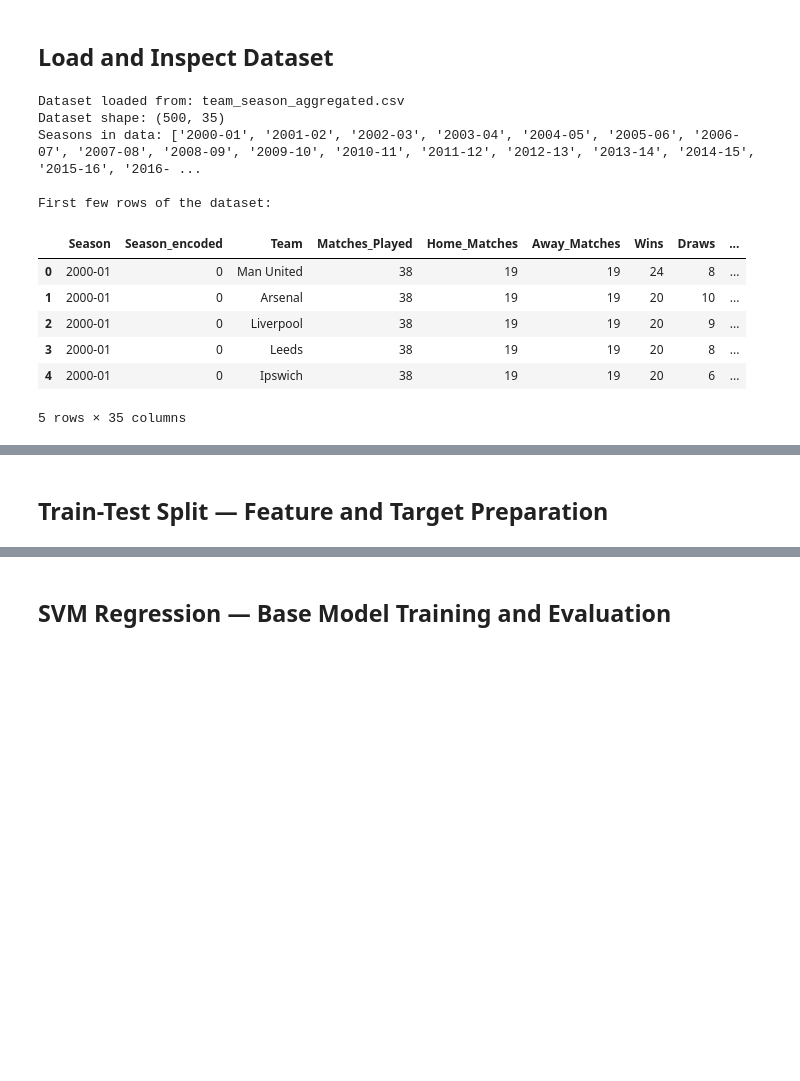
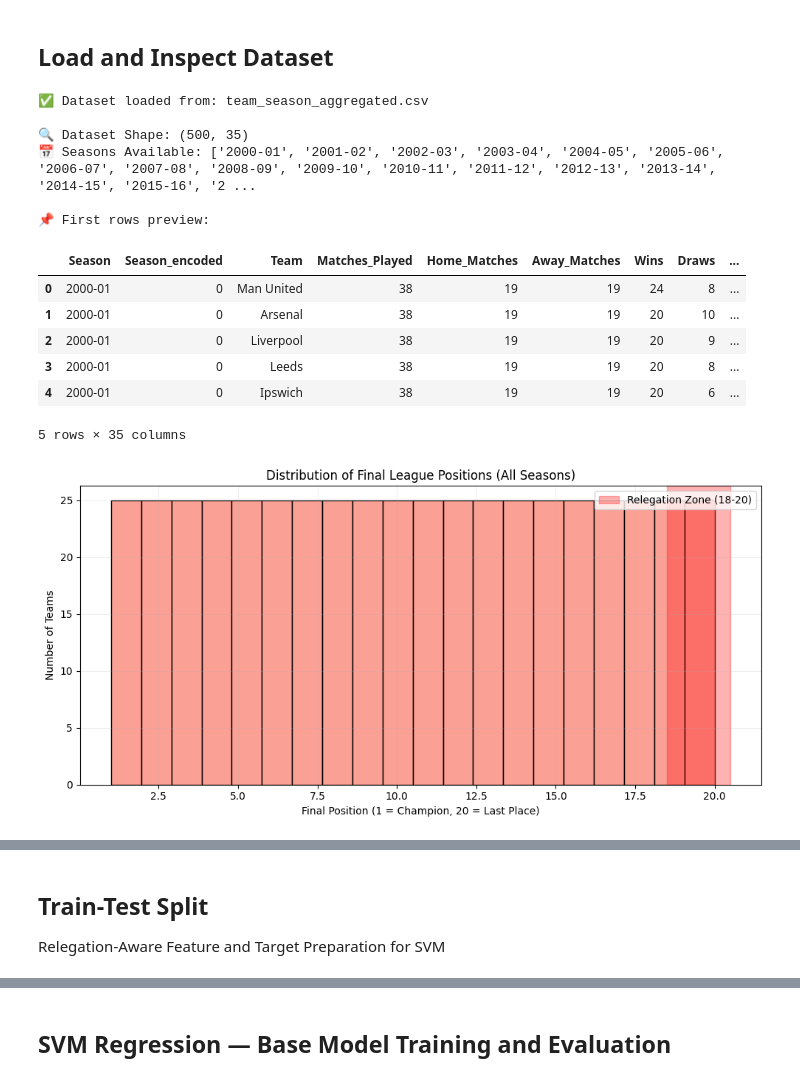
Before and after one commit to AtfastrSlushyMaker/pl-standings-prediction-project, a Jupyter notebook: notebooks/algorithms/SVM/svm_model.ipynb, the cells around one changed output, grey strips where cells are left out. Drawn from its saved outputs; the diff is of its cells as text; code cells hidden in the pictures; blank space fills up the shorter version.

```diff
--- a/notebooks/algorithms/SVM/svm_model.ipynb
+++ b/notebooks/algorithms/SVM/svm_model.ipynb
@@ -12,59 +12,64 @@ from IPython.display import display
 # %% [markdown]
 ## Load and Inspect Dataset
 # %%
-# Attempt to load data from multiple possible locations
-possible_paths = [
+from pathlib import Path
+import pandas as pd
+import matplotlib.pyplot as plt
+import seaborn as sns
+
+# ✅ Try to load the dataset from multiple fallback locations
+dataset_paths = [
     Path('team_season_aggregated.csv'),
     Path('/content/team_season_aggregated.csv'),
     Path('/mnt/data/team_season_aggregated.csv'),
     Path('data/team_season_aggregated.csv')
 ]
-for path in possible_paths:
+
+for path in dataset_paths:
     try:
-        df_agg = pd.read_csv(path)  # 💡 assign directly to df_agg instead of data
-        print(f"Dataset loaded from: {path}")
+        df_agg = pd.read_csv(path)
+        print(f"✅ Dataset loaded from: {path}")
         break
     except FileNotFoundError:
         continue
 else:
-    raise FileNotFoundError("team_season_aggregated.csv not found in specified paths.")
+    raise FileNotFoundError("❌ team_season_aggregated.csv not found in any predefined paths.")
 
-# Show basic information
-print(f"Dataset shape: {df_agg.shape}")
-if 'Season' in df_agg.columns:
-    seasons = sorted(df_agg['Season'].unique())
-    print(f"Seasons in data: {seasons}")
-else:
-    print("No 'Season' column found in data.")
-print("\nFirst few rows of the dataset:")
+# 🕵️‍♂️ Inspect dataset dimensions and basic metadata
+print(f"\n🔍 Dataset Shape: {df_agg.shape}")
+print(f"📅 Seasons Available: {sorted(df_agg['Season'].unique()) if 'Season' in df_agg.columns else 'Not available'}")
+print("\n📌 First rows preview:")
 display(df_agg.head())
 
-# Distribution of the target variable FTR
-if 'FTR' in df_agg.columns:
-    result_counts = df_agg['FTR'].value_counts()
-    print("\nFull Time Result value counts:")
-    print(result_counts.to_string())
-
-    # Plot the distribution of FTR
-    plt.figure(figsize=(6,4))
-    sns.countplot(x='FTR', data=df_agg, order=result_counts.index)
-    plt.title("Distribution of Full Time Result (FTR)")
-    plt.xlabel("Full Time Result")
-    plt.ylabel("Match Count")
+# 📉 Visualize distribution of Final Position for Relegation Risk
+if 'Final_Position' in df_agg.columns:
+    plt.figure(figsize=(10, 5))
+    sns.histplot(df_agg['Final_Position'], bins=20, kde=False, color='salmon')
+    plt.axvspan(18.5, 20.5, color='red', alpha=0.3, label='Relegation Zone (18-20)')
+    plt.title("Distribution of Final League Positions (All Seasons)")
+    plt.xlabel("Final Position (1 = Champion, 20 = Last Place)")
+    plt.ylabel("Number of Teams")
+    plt.legend()
+    plt.grid(alpha=0.2)
     plt.tight_layout()
     plt.show()
+
+    relegation_rate = (df_agg['Final_Position'] >= 18).mean() * 100
+    print(f"\n📉 Relegation Rate Across Dataset: {relegation_rate:.2f}% of teams finished in bottom 3")
 else:
-    print("No 'FTR' column found in data.")
+    print("⚠️ 'Final_Position' column not found in dataset.")
 # %% [output]
-Dataset loaded from: team_season_aggregated.csv
-Dataset shape: (500, 35)
-Seasons in data: ['2000-01', '2001-02', '2002-03', '2003-04', '2004-05', '2005-06', '2006-07', '2007-08', '2008-09', '2009-10', '2010-11', '2011-12', '2012-13', '2013-14', '2014-15', '2015-16', '2016- ...
+✅ Dataset loaded from: team_season_aggregated.csv
 
-First few rows of the dataset:
+🔍 Dataset Shape: (500, 35)
+📅 Seasons Available: ['2000-01', '2001-02', '2002-03', '2003-04', '2004-05', '2005-06', '2006-07', '2007-08', '2008-09', '2009-10', '2010-11', '2011-12', '2012-13', '2013-14', '2014-15', '2015-16', '2 ...
+
+📌 First rows preview:
 |  | Season | Season_encoded | Team | Matches_Played | Home_Matches | Away_Matches | Wins | Draws | ... |
 | 0 | 2000-01 | 0 | Man United | 38 | 19 | 19 | 24 | 8 | ... |
 | 1 | 2000-01 | 0 | Arsenal | 38 | 19 | 19 | 20 | 10 | ... |
 | 2 | 2000-01 | 0 | Liverpool | 38 | 19 | 19 | 20 | 9 | ... |
 | 3 | 2000-01 | 0 | Leeds | 38 | 19 | 19 | 20 | 8 | ... |
 | 4 | 2000-01 | 0 | Ipswich | 38 | 19 | 19 | 20 | 6 | ... |
 5 rows × 35 columns
+[figure, added]
@@ -72,3 +77,4 @@ No 'FTR' column found in data.
 # %% [markdown]
-## Train-Test Split — Feature and Target Preparation
+## Train-Test Split
+Relegation-Aware Feature and Target Preparation for SVM
 # %%
```
Also changed, not shown: parts of 27 cells of this notebook.
